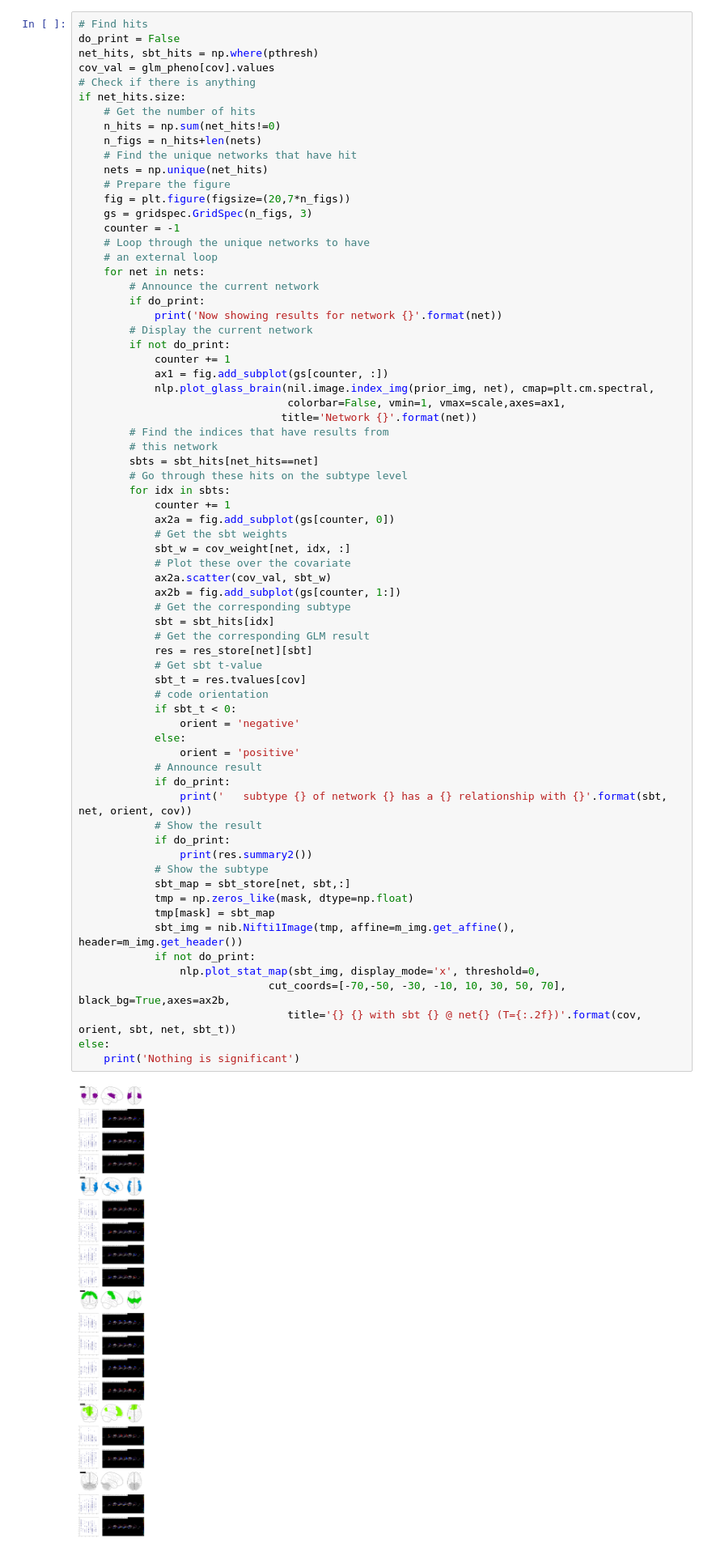
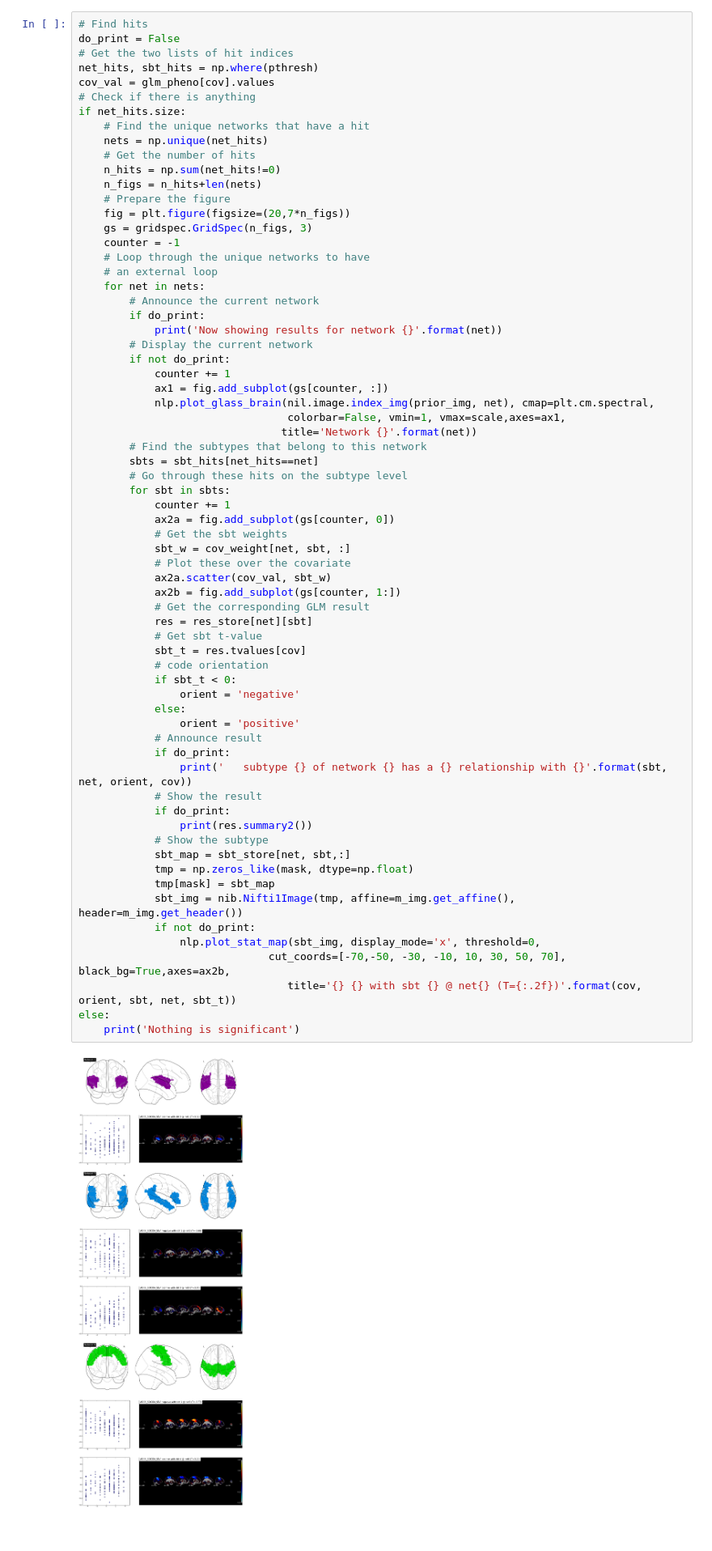
Before and after one commit to SIMEXP/Projects, a Jupyter notebook: Subtypes/Study_Association_Exploration/E4_ADOS_Scores.ipynb, the cells around one changed output. Shown: that part at 81% size. Drawn from its saved outputs; the diff is of its cells as text.

```diff
--- a/Subtypes/Study_Association_Exploration/E4_ADOS_Scores.ipynb
+++ b/Subtypes/Study_Association_Exploration/E4_ADOS_Scores.ipynb
@@ -220,15 +220,16 @@ bonfthresh = np.reshape(bonfvec, pval_store.shape)
 # %%
 # Find hits
 do_print = False
+# Get the two lists of hit indices
 net_hits, sbt_hits = np.where(pthresh)
 cov_val = glm_pheno[cov].values
 # Check if there is anything
 if net_hits.size:
+    # Find the unique networks that have a hit
+    nets = np.unique(net_hits)
     # Get the number of hits
     n_hits = np.sum(net_hits!=0)
     n_figs = n_hits+len(nets)
-    # Find the unique networks that have hit
-    nets = np.unique(net_hits)
     # Prepare the figure
     fig = plt.figure(figsize=(20,7*n_figs))
     gs = gridspec.GridSpec(n_figs, 3)
@@ -246,45 +247,42 @@ if net_hits.size:
             nlp.plot_glass_brain(nil.image.index_img(prior_img, net), cmap=plt.cm.spectral,
                                  colorbar=False, vmin=1, vmax=scale,axes=ax1,
                                 title='Network {}'.format(net))
-        # Find the indices that have results from
-        # this network
+        # Find the subtypes that belong to this network
         sbts = sbt_hits[net_hits==net]
         # Go through these hits on the subtype level
-        for idx in sbts:
+        for sbt in sbts:
             counter += 1
             ax2a = fig.add_subplot(gs[counter, 0])
             # Get the sbt weights
-            sbt_w = cov_weight[net, idx, :]
+            sbt_w = cov_weight[net, sbt, :]
             # Plot these over the covariate
             ax2a.scatter(cov_val, sbt_w)
             ax2b = fig.add_subplot(gs[counter, 1:])
-            # Get the corresponding subtype
-            sbt = sbt_hits[idx]
             # Get the corresponding GLM result
             res = res_store[net][sbt]
             # Get sbt t-value
             sbt_t = res.tvalues[cov]
             # code orientation
             if sbt_t < 0:
                 orient = 'negative'
             else:
                 orient = 'positive'
             # Announce result
             if do_print:
                 print('   subtype {} of network {} has a {} relationship with {}'.format(sbt, net, orient, cov))
             # Show the result
             if do_print:
                 print(res.summary2())
             # Show the subtype
             sbt_map = sbt_store[net, sbt,:]
             tmp = np.zeros_like(mask, dtype=np.float)
             tmp[mask] = sbt_map
             sbt_img = nib.Nifti1Image(tmp, affine=m_img.get_affine(), header=m_img.get_header())
             if not do_print:
                 nlp.plot_stat_map(sbt_img, display_mode='x', threshold=0,
                               cut_coords=[-70,-50, -30, -10, 10, 30, 50, 70], black_bg=True,axes=ax2b,
                                  title='{} {} with sbt {} @ net{} (T={:.2f})'.format(cov, orient, sbt, net, sbt_t))
 else:
     print('Nothing is significant')
 # %% [output]
-[figure, old version]
+[figure, new version]
```
Also changed, not shown: 1 other file.
